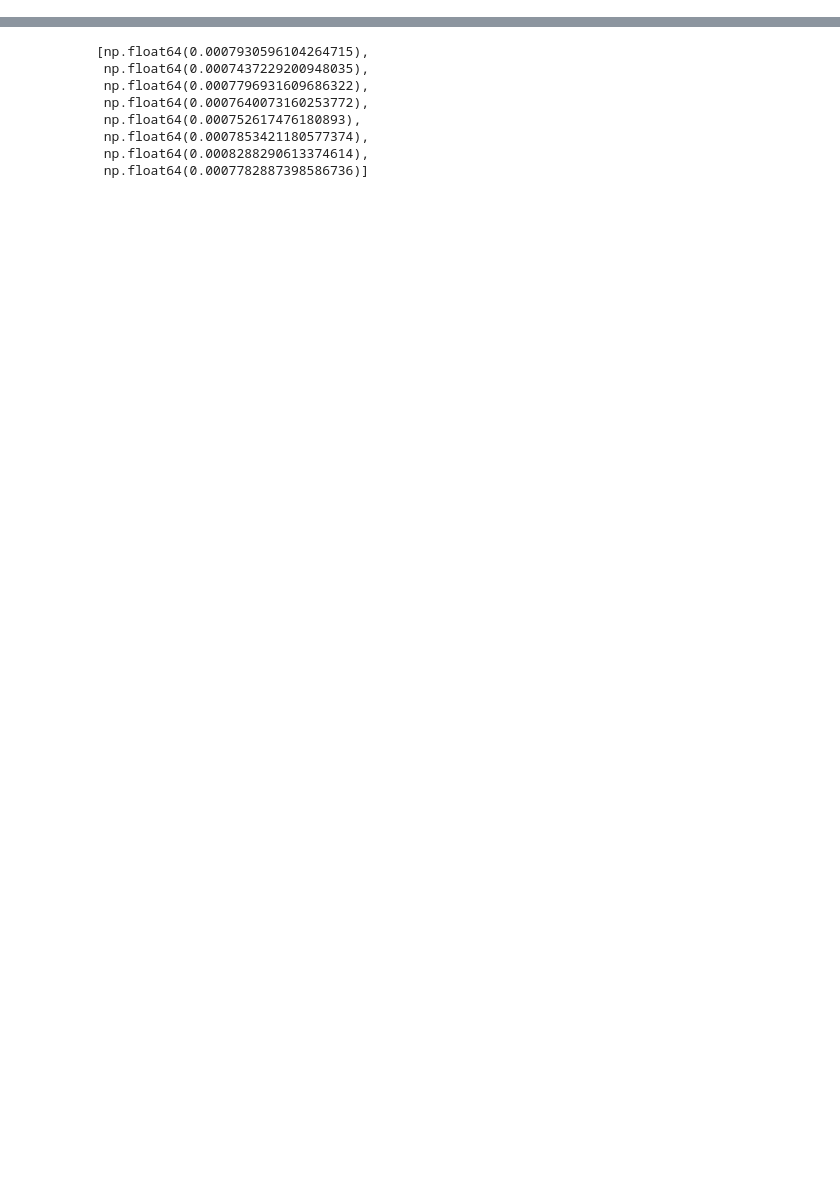
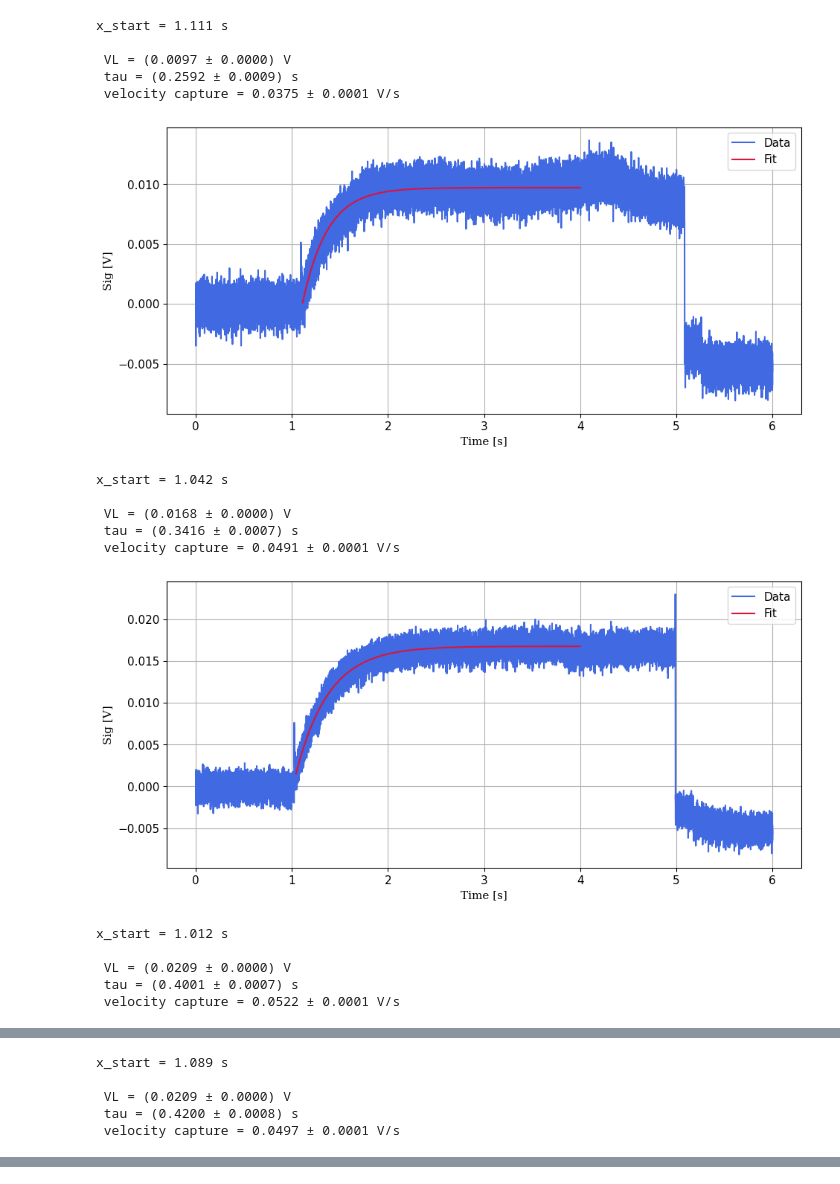
Before and after one commit to Leonardo-Razzai/MOT, a Jupyter notebook: Data/varying_B_and_D/different_DL_analysis.ipynb, the cells around one changed output, grey strips where cells are left out. Saved outputs shown, nothing was run; the diff lists cells and outputs as text; code cells hidden in the pictures; blank space fills up the shorter version.

```diff
--- a/Data/varying_B_and_D/different_DL_analysis.ipynb
+++ b/Data/varying_B_and_D/different_DL_analysis.ipynb
@@ -28,2 +30,22 @@ DataSet.Plot_maxima_fluorescence()
 # %%
 DataSet.SaveData_fluorescence()
+# %%
+DataSet.Fit_Load(tmin=0.7, tmax=4.0, N_conv=8, plot=True)
+# %% [output]
+x_start = 1.111 s
+
+ VL = (0.0097 ± 0.0000) V
+ tau = (0.2592 ± 0.0009) s
+ velocity capture = 0.0375 ± 0.0001 V/s
+[figure, added]
+x_start = 1.042 s
+
+ VL = (0.0168 ± 0.0000) V
+ tau = (0.3416 ± 0.0007) s
+ velocity capture = 0.0491 ± 0.0001 V/s
+[figure, added]
+x_start = 1.012 s
+
+ VL = (0.0209 ± 0.0000) V
+ tau = (0.4001 ± 0.0007) s
+ velocity capture = 0.0522 ± 0.0001 V/s
@@ -29,0 +53,5 @@ DataSet.SaveData_fluorescence()
+x_start = 1.089 s
+
+ VL = (0.0209 ± 0.0000) V
+ tau = (0.4200 ± 0.0008) s
+ velocity capture = 0.0497 ± 0.0001 V/s
@@ -30,11 +77,2 @@ DataSet.SaveData_fluorescence()
 # %%
-DataSet.ERRORS
+DataSet.SaveParameters_Load()
-# %% [output]
-[np.float64(0.0007930596104264715),
- np.float64(0.0007437229200948035),
- np.float64(0.0007796931609686322),
- np.float64(0.0007640073160253772),
- np.float64(0.000752617476180893),
- np.float64(0.0007853421180577374),
- np.float64(0.0008288290613374614),
- np.float64(0.0007782887398586736)]
```
Also changed, not shown: parts of 8 cells of this notebook, 57 other files.
